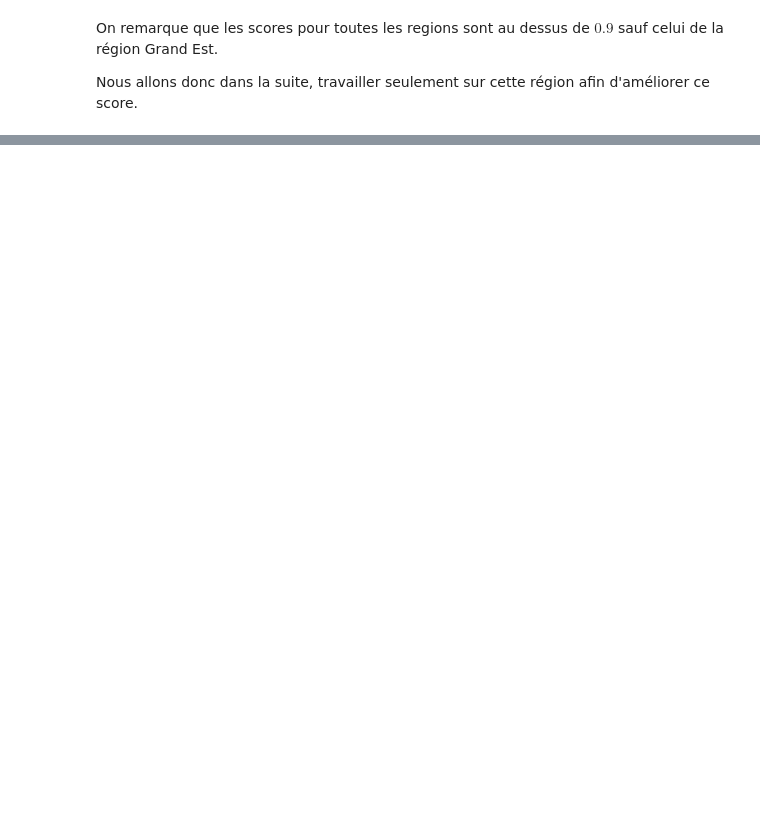
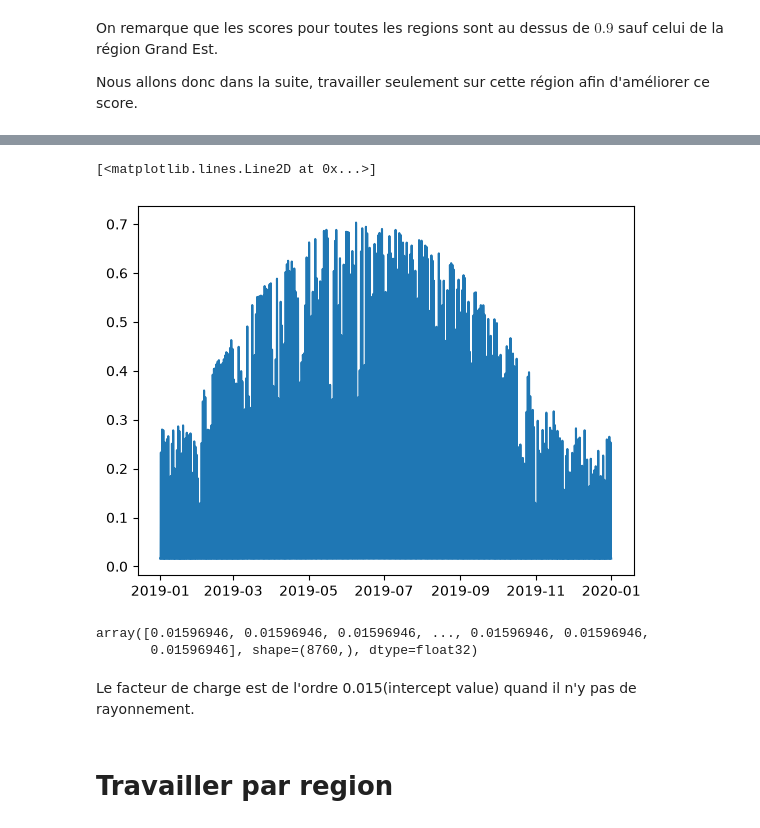
Before and after one commit to Troisieme-111/VRE-France-project, a Jupyter notebook: project_vre.ipynb, the cells around one changed output, grey strips where cells are left out. Drawn from its saved outputs; the diff is of its cells as text; code cells hidden in the pictures; blank space fills up the shorter version.

```diff
--- a/project_vre.ipynb
+++ b/project_vre.ipynb
@@ -401,3 +288,24 @@ scores_h
+# %%
+df_climate_reg = da_climate_reg.to_pandas()
+# %%
+data = df_climate_reg['Auvergne-Rhône-Alpes'].loc['2019'].to_numpy().reshape((-1,1))
+predict = dict_models['Auvergne-Rhône-Alpes'].predict(data)
+# %%
+x = df_climate_reg['Auvergne-Rhône-Alpes'].loc['2019'].index
+x
+plt.plot(x, predict)
+# %% [output]
+[<matplotlib.lines.Line2D at 0x...>]
+[figure, added]
+# %%
+predict
+# %% [output]
+array([0.01596946, 0.01596946, 0.01596946, ..., 0.01596946, 0.01596946,
+       0.01596946], shape=(8760,), dtype=float32)
+# %% [markdown]
+Le facteur de charge est de l'ordre 0.015(intercept value) quand il n'y pas de rayonnement.
+# %% [markdown]
+# Travailler par region
 # %% [markdown]
 ***
 ## Credit
```
Also changed, not shown: parts of 29 cells of this notebook.
